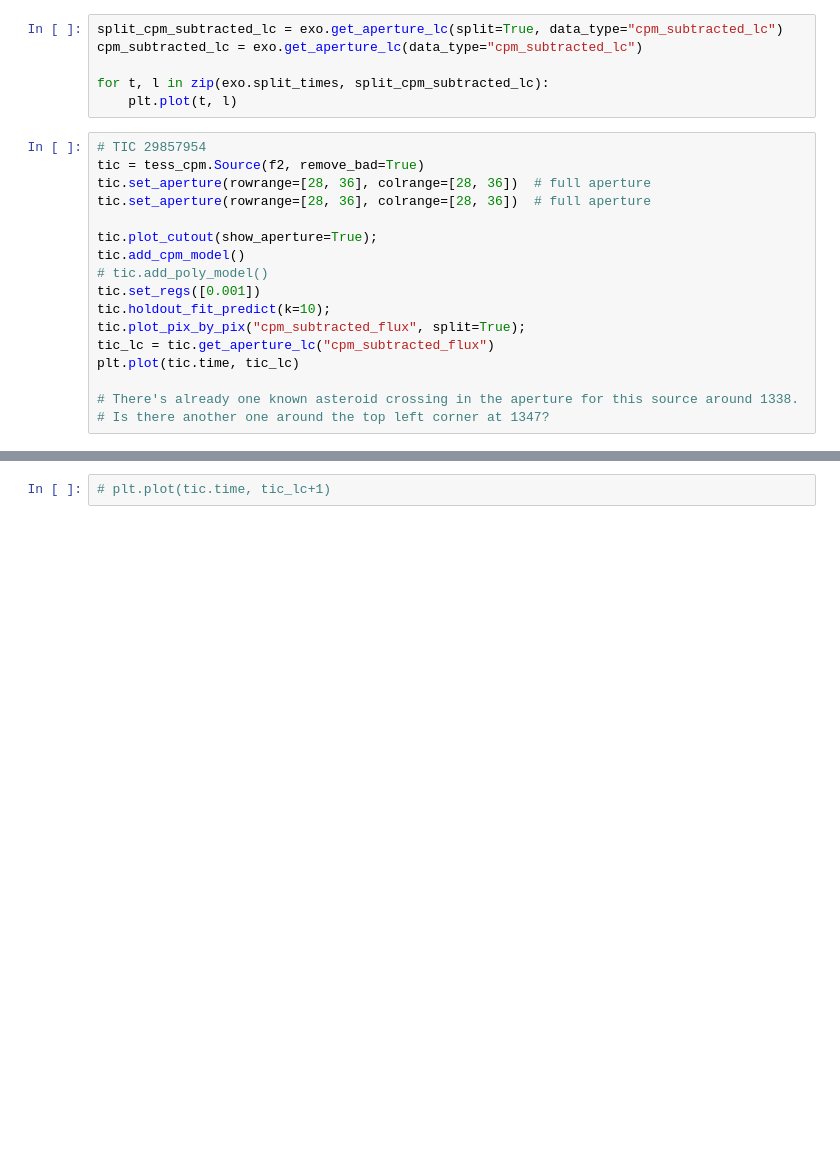
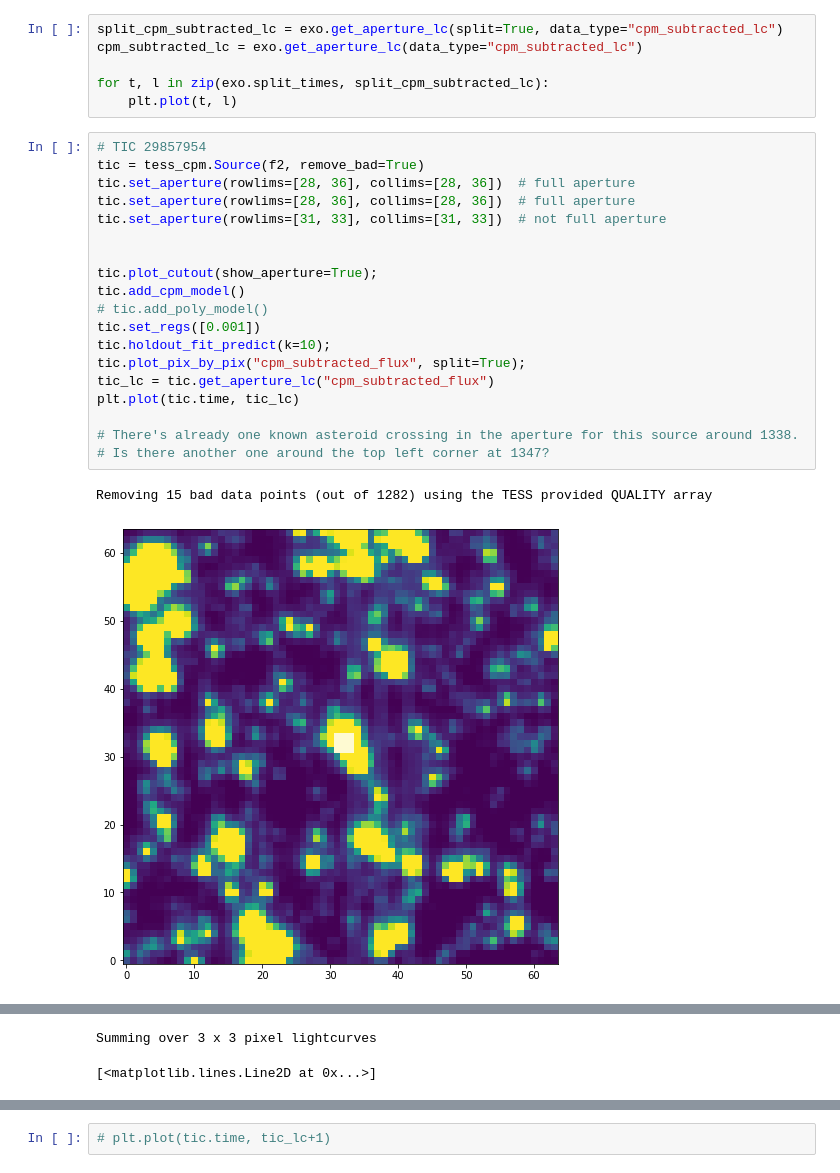
Before and after one commit to soichiro-hattori/unpopular, a Jupyter notebook: exoplanets.ipynb, the cells around one changed output, grey strips where cells are left out. Drawn from its saved outputs; the diff is of its cells as text; blank space fills up the shorter version.

```diff
--- a/exoplanets.ipynb
+++ b/exoplanets.ipynb
@@ -116,17 +139,22 @@ for t, l in zip(exo.split_times, split_cpm_subtracted_lc):
 # %%
 # TIC 29857954
 tic = tess_cpm.Source(f2, remove_bad=True)
-tic.set_aperture(rowrange=[28, 36], colrange=[28, 36])  # full aperture
-tic.set_aperture(rowrange=[28, 36], colrange=[28, 36])  # full aperture
+tic.set_aperture(rowlims=[28, 36], collims=[28, 36])  # full aperture
+tic.set_aperture(rowlims=[28, 36], collims=[28, 36])  # full aperture
+tic.set_aperture(rowlims=[31, 33], collims=[31, 33])  # not full aperture
+
 
 tic.plot_cutout(show_aperture=True);
 tic.add_cpm_model()
 # tic.add_poly_model()
 tic.set_regs([0.001])
 tic.holdout_fit_predict(k=10);
 tic.plot_pix_by_pix("cpm_subtracted_flux", split=True);
 tic_lc = tic.get_aperture_lc("cpm_subtracted_flux")
 plt.plot(tic.time, tic_lc)
 
 # There's already one known asteroid crossing in the aperture for this source around 1338.
 # Is there another one around the top left corner at 1347?
+# %% [output]
+Removing 15 bad data points (out of 1282) using the TESS provided QUALITY array
+[figure, added]
@@ -132,0 +162,2 @@ plt.plot(tic.time, tic_lc)
+Summing over 3 x 3 pixel lightcurves
+[<matplotlib.lines.Line2D at 0x...>]
```
Also changed, not shown: parts of 15 cells of this notebook, 5 other files.
